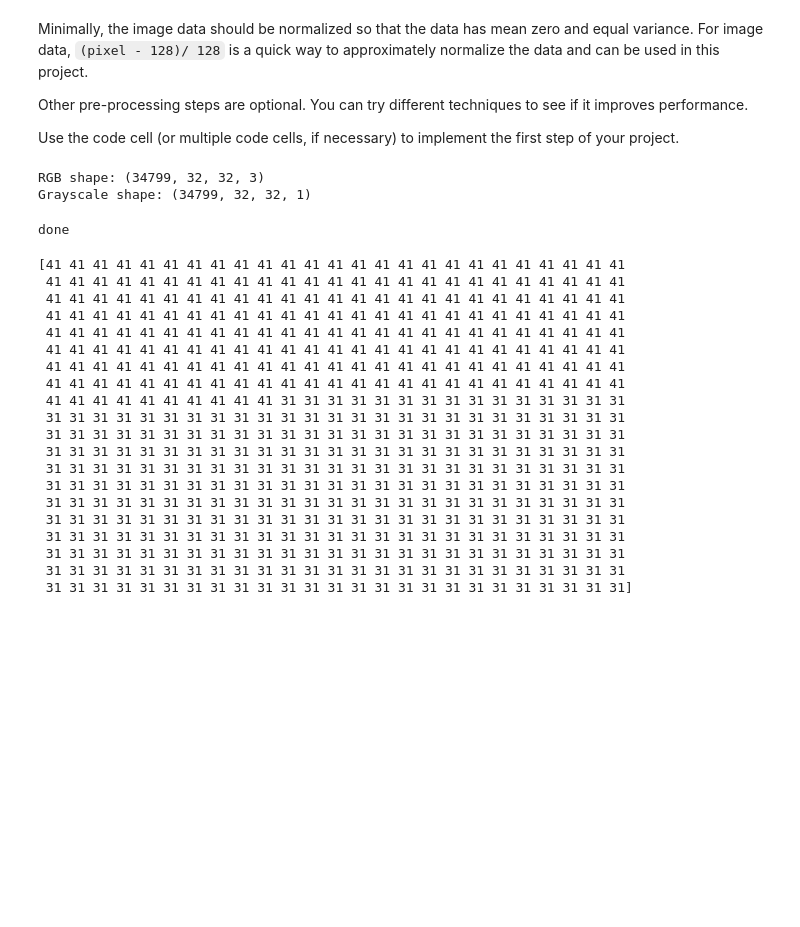
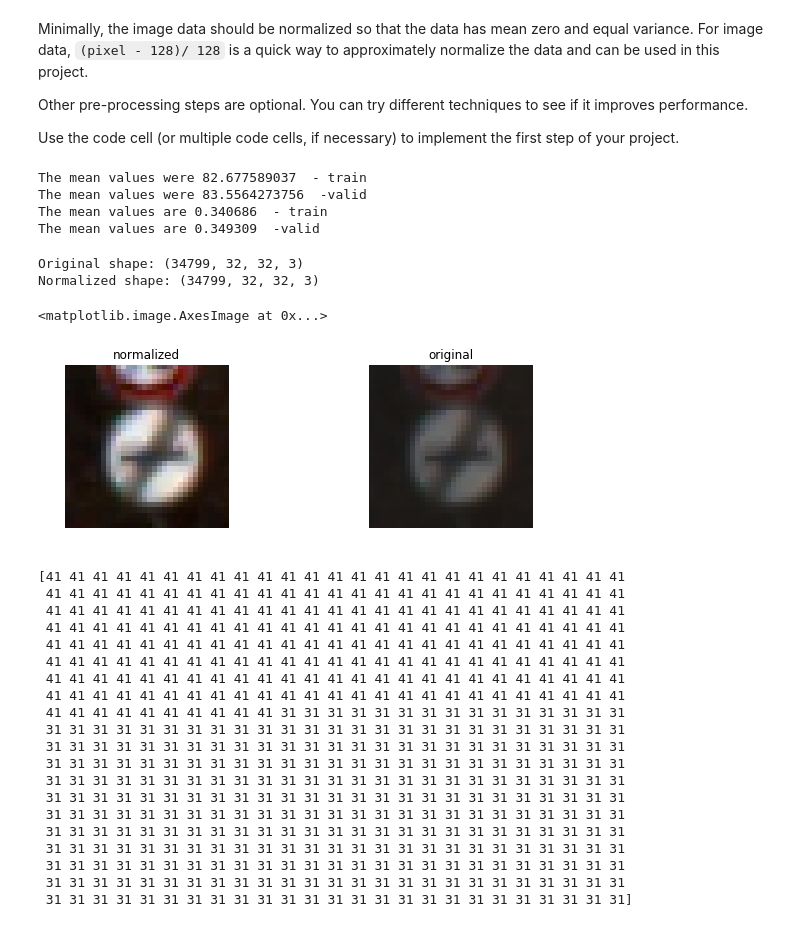
Before and after one commit to stevendae/CarND-TrafficSignClassifier-P2-StevenLee, a Jupyter notebook: Traffic_Sign_Classifier.ipynb, the cells around one changed output. Cells and saved outputs as stored; diff of their text form; code cells hidden in the pictures; blank space fills up the shorter version.

```diff
--- a/Traffic_Sign_Classifier.ipynb
+++ b/Traffic_Sign_Classifier.ipynb
@@ -174,42 +154,46 @@ Minimally, the image data should be normalized so that the data has mean zero an
 Other pre-processing steps are optional. You can try different techniques to see if it improves performance.
 
 Use the code cell (or multiple code cells, if necessary) to implement the first step of your project.
-# %%
-### Preprocess the data here. It is required to normalize the data. Other preprocessing steps could include
-### converting to grayscale, etc.
-### Feel free to use as many code cells as needed.
-
-# Converting RGB To Gray Scale
-
-X_train_rgb = X_train
-X_train_gry = np.sum(X_train/3, axis=3, keepdims=True)
-
-X_valid_rgb = X_valid
-X_valid_gry = np.sum(X_valid/3, axis=3, keepdims=True)
-
-X_test_rgb = X_test
-X_test_gry = np.sum(X_test/3, axis=3, keepdims=True)
-
-print('RGB shape:', X_train_rgb.shape)
-print('Grayscale shape:', X_train_gry.shape)
-# %% [output]
-RGB shape: (34799, 32, 32, 3)
-Grayscale shape: (34799, 32, 32, 1)
 # %%
 import cv2
 def normalize(image):
     return cv2.normalize(image, image, alpha=0, beta=1, norm_type=cv2.NORM_MINMAX, dtype=cv2.CV_32F)
 
+print ('The mean values were',np.mean(X_train), ' - train')
+print ('The mean values were',np.mean(X_valid), ' -valid')
+
 X_train_normalized = [normalize(img) for img in X_train]
 X_valid_normalized = [normalize(img) for img in X_valid]
+
+
+print ('The mean values are',np.mean(X_train_normalized), ' - train')
+print ('The mean values are',np.mean(X_valid_normalized), ' -valid')
+# %% [output]
+The mean values were 82.677589037  - train
+The mean values were 83.5564273756  -valid
+The mean values are 0.340686  - train
+The mean values are 0.349309  -valid
-# %%
-X_train = X_train_gry
-X_test = X_test_gry
-X_valid = X_valid_gry
-
-print('done')
-# %% [output]
-done
+# %%
+X_train = np.array(X_train)
+X_train_normalized = np.array(X_train_normalized)
+
+print("Original shape:", X_train.shape) #display the size of the original array
+print("Normalized shape:", X_train_normalized.shape) #display the size of the normalized array
+fig,axs = plt.subplots(1,2, figsize = (10,3))
+axs = axs.ravel()
+
+axs[0].axis('off')
+axs[0].set_title('normalized')
+axs[0].imshow(X_train_normalized[0].squeeze(), cmap='gray')
+
+axs[1].axis('off')
+axs[1].set_title('original')
+axs[1].imshow(X_train[0].squeeze(), cmap = 'gray')
+# %% [output]
+Original shape: (34799, 32, 32, 3)
+Normalized shape: (34799, 32, 32, 3)
+<matplotlib.image.AxesImage at 0x...>
+[figure, added]
 # %%
 print(y_train[0:500])
 # %% [output]
```
Also changed, not shown: parts of 26 cells of this notebook, 7 other files.
